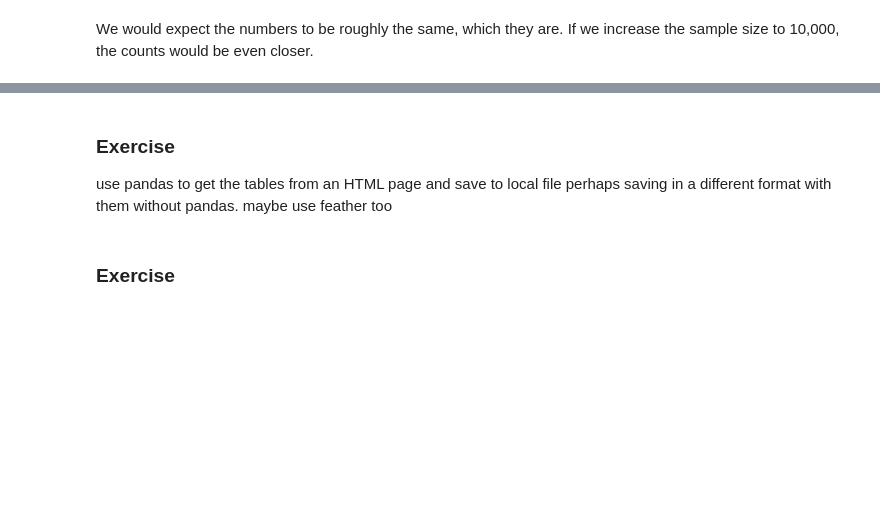
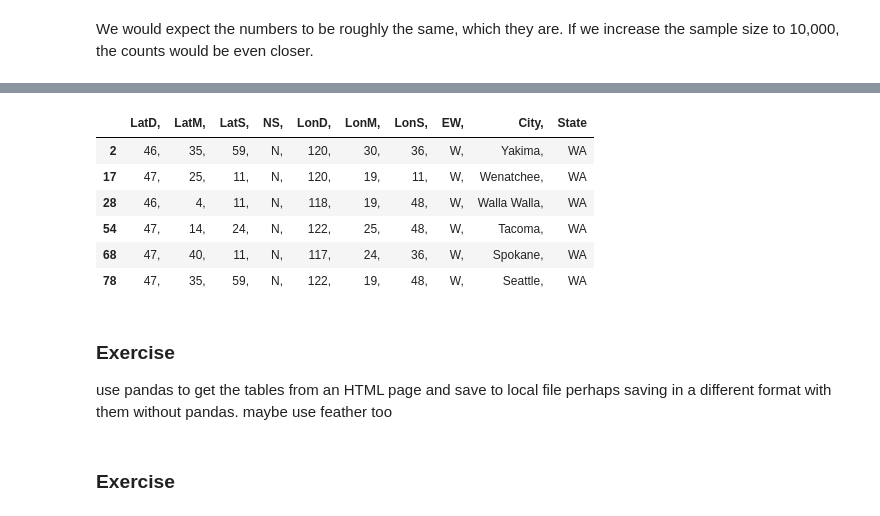
Before and after one commit to parrt/msds501, a Jupyter notebook: notes/problem-solving.ipynb, the cells around one changed output, grey strips where cells are left out. Drawn from its saved outputs; the diff is of its cells as text; code cells hidden in the pictures; blank space fills up the shorter version.

```diff
--- a/notes/problem-solving.ipynb
+++ b/notes/problem-solving.ipynb
@@ -184,0 +216,6 @@ download a csv file from the web with requests and save it to a local file
+# %%
+import pandas as pd
+import csv
+df = pd.read_csv("https://people.sc.fsu.edu/~jburkardt/data/csv/cities.csv",
+                 delim_whitespace=True)
+df.head(5)
@@ -184,0 +229,11 @@ download a csv file from the web with requests and save it to a local file
+# %%
+df_wa = df[df['State']=='WA']
+df_wa
+# %% [output]
+|  | LatD, | LatM, | LatS, | NS, | LonD, | LonM, | LonS, | EW, | City, | State |
+| 2 | 46, | 35, | 59, | N, | 120, | 30, | 36, | W, | Yakima, | WA |
+| 17 | 47, | 25, | 11, | N, | 120, | 19, | 11, | W, | Wenatchee, | WA |
+| 28 | 46, | 4, | 11, | N, | 118, | 19, | 48, | W, | Walla Walla, | WA |
+| 54 | 47, | 14, | 24, | N, | 122, | 25, | 48, | W, | Tacoma, | WA |
+| 68 | 47, | 40, | 11, | N, | 117, | 24, | 36, | W, | Spokane, | WA |
+| 78 | 47, | 35, | 59, | N, | 122, | 19, | 48, | W, | Seattle, | WA |
```
Also changed, not shown: parts of 18 cells of this notebook.
